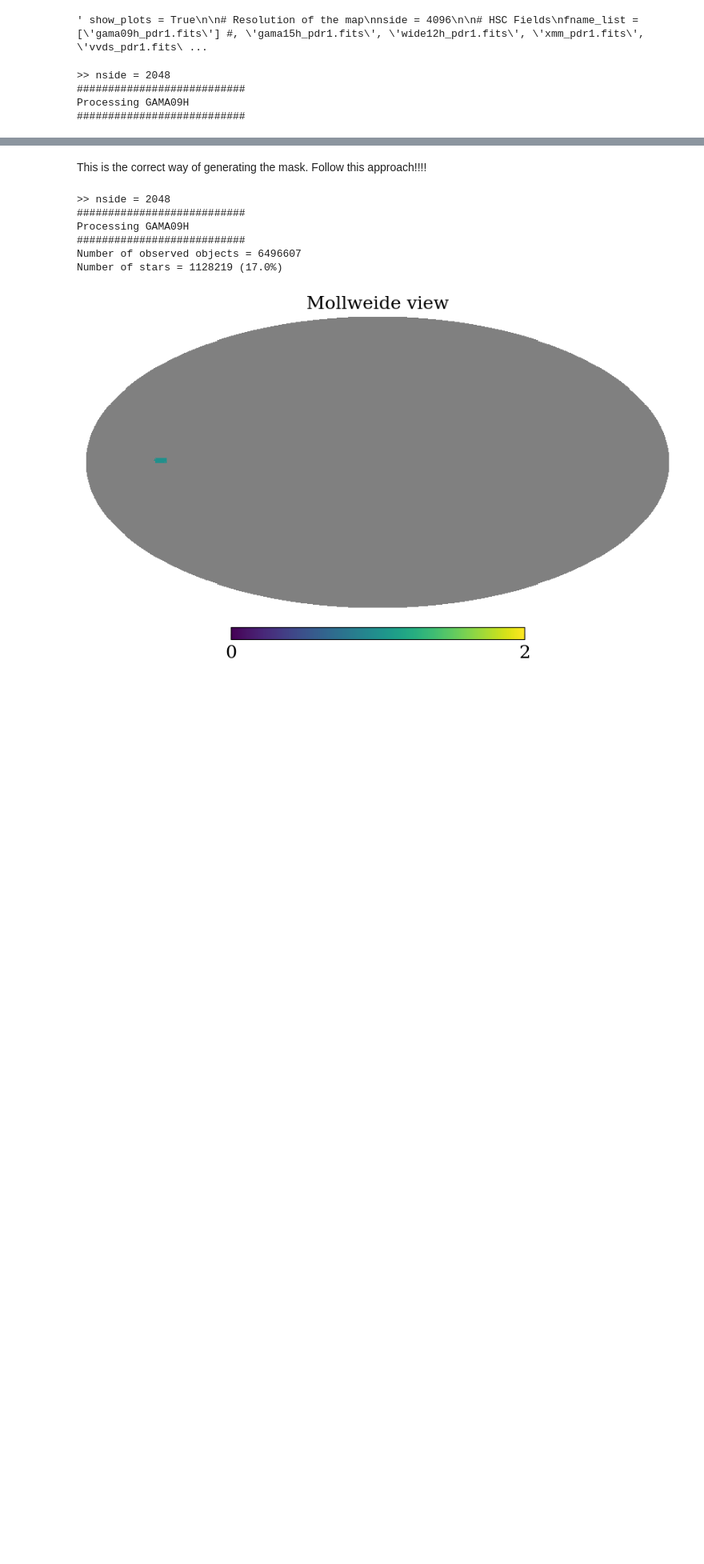
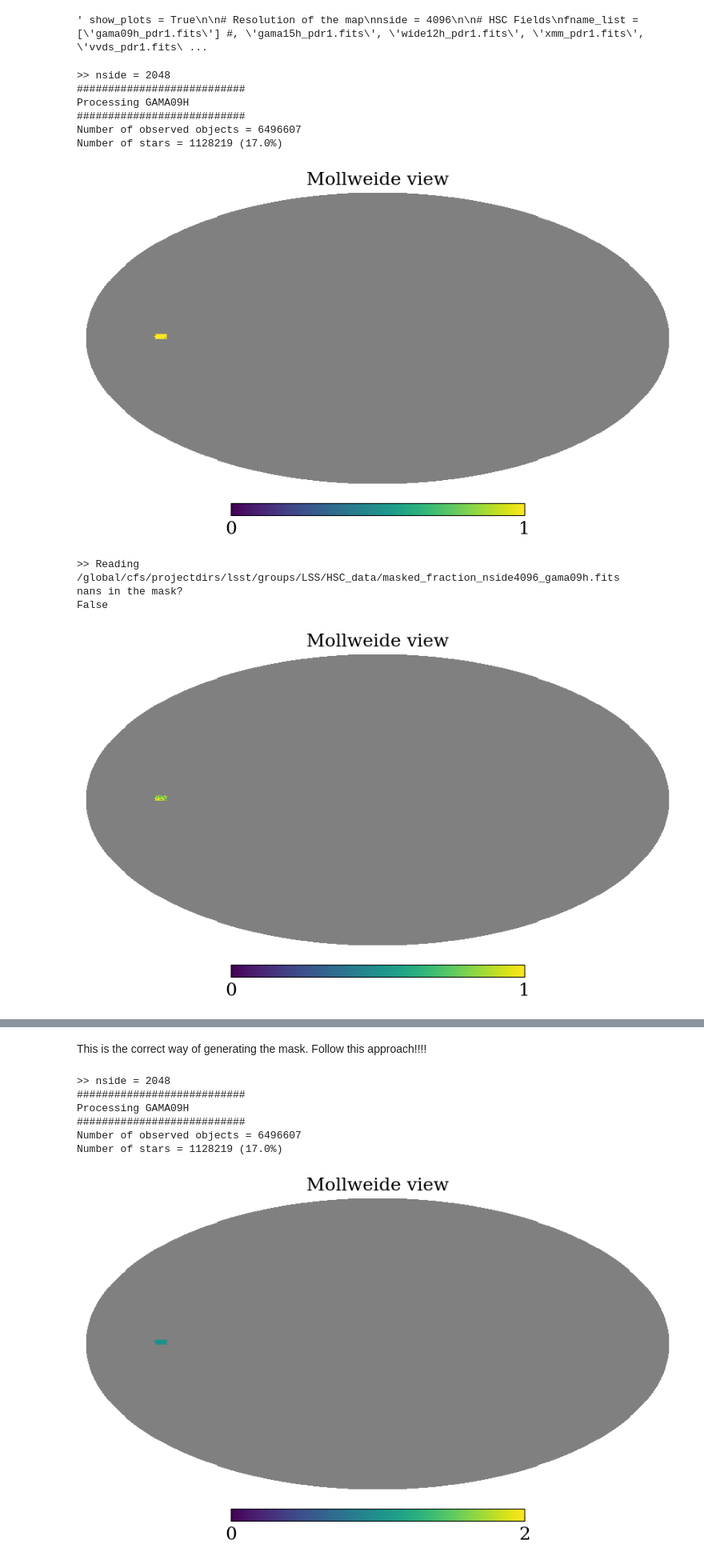
Before and after one commit to davsan06/HSC-PDR1-3x2pt-harmonic-methods, a Jupyter notebook: analysis/NBMask.ipynb, the cells around one changed output, grey strips where cells are left out. Shown at 80% size. Saved outputs shown, nothing was run; the diff lists cells and outputs as text; code cells hidden in the pictures; blank space fills up the shorter version.

```diff
--- a/analysis/NBMask.ipynb
+++ b/analysis/NBMask.ipynb
@@ -13,3 +14,4 @@ from scipy.stats import binned_statistic_2d
 # %%
 path = '/global/cfs/projectdirs/lsst/groups/LSS/HSC_reanalysis/data_javi/lens_sample_2023_pdr1'
 path_save = '/pscratch/sd/d/davidsan/HSC-PDR1-3x2pt-harmonic-methods/data/mask/'
+path_old_mask = '/global/cfs/projectdirs/lsst/groups/LSS/HSC_data/'
@@ -433,7 +853,7 @@ for fname, label in zip(fname_list, label_list):
 # %% [output]
 ' show_plots = True\n\n# Resolution of the map\nnside = 4096\n\n# HSC Fields\nfname_list = [\'gama09h_pdr1.fits\'] #, \'gama15h_pdr1.fits\', \'wide12h_pdr1.fits\', \'xmm_pdr1.fits\', \'vvds_pdr1.fits\ ...
 # %%
-show_plots = False
+""" show_plots = False
 
 # Resolution of the map
 nside = 2048
@@ -586,31 +1006,38 @@ for fname, label in zip(fname_list, label_list):
     # Check if there are nan values in median_mag
     print('nans in the mask?')
     print(np.isnan(map).any())
     # Pixels which are not 1 and different to hp.UNSEEN set to 0
     # median_mag[(median_mag > 0) * (median_mag <= 1)] = 1
     # median_mag[median_mag == 0] = 0
     # Plot the mask to be saved
     hp.mollview(map, nest=True)
     plt.show()
     plt.close()
     mask_type = 'star_snr10_imag245'
     # Save
     path_aux = os.path.join(path_save,mask_type)
     # Check if path_aux exists and create it if not
     if not os.path.exists(path_aux):
         os.makedirs(path_aux)
     # To create a new map, the resolutions and datatype must be specified
     nside_coverage = 32
     nside_sparse = nside
     # Initialize empty Healsparse map
     map3 = healsparse.HealSparseMap.make_empty(nside_coverage, nside_sparse, np.float64)
     # Update values
     map3.update_values_pix(np.arange(12*nside_sparse**2), map, nest=True)
     # In healsparse format
     print('>> Saving in Healsparse format')
-    map3.write(os.path.join(path_aux,f'mask_{mask_type}_nside{nside}_{label}.hs'), clobber=True)
+    map3.write(os.path.join(path_aux,f'mask_{mask_type}_nside{nside}_{label}.hs'), clobber=True) """
 # %% [output]
 >> nside = 2048
 ###########################
 Processing GAMA09H
 ###########################
+Number of observed objects = 6496607
+Number of stars = 1128219 (17.0%)
+[figure, added]
+>> Reading /global/cfs/projectdirs/lsst/groups/LSS/HSC_data/masked_fraction_nside4096_gama09h.fits
+nans in the mask?
+False
+[figure, added]
```
Also changed, not shown: parts of 12 cells of this notebook.
